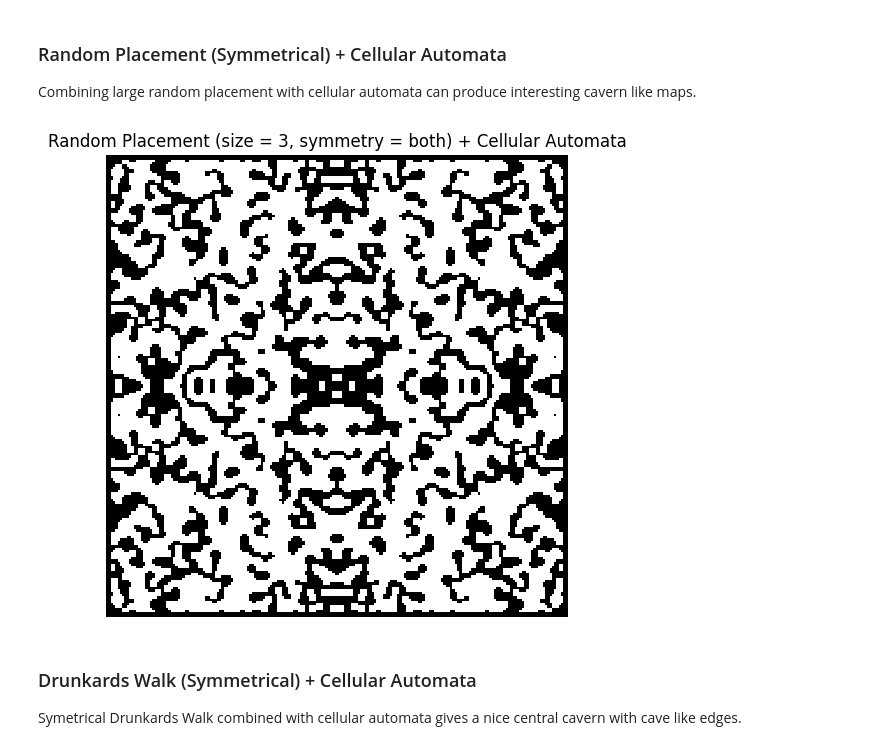
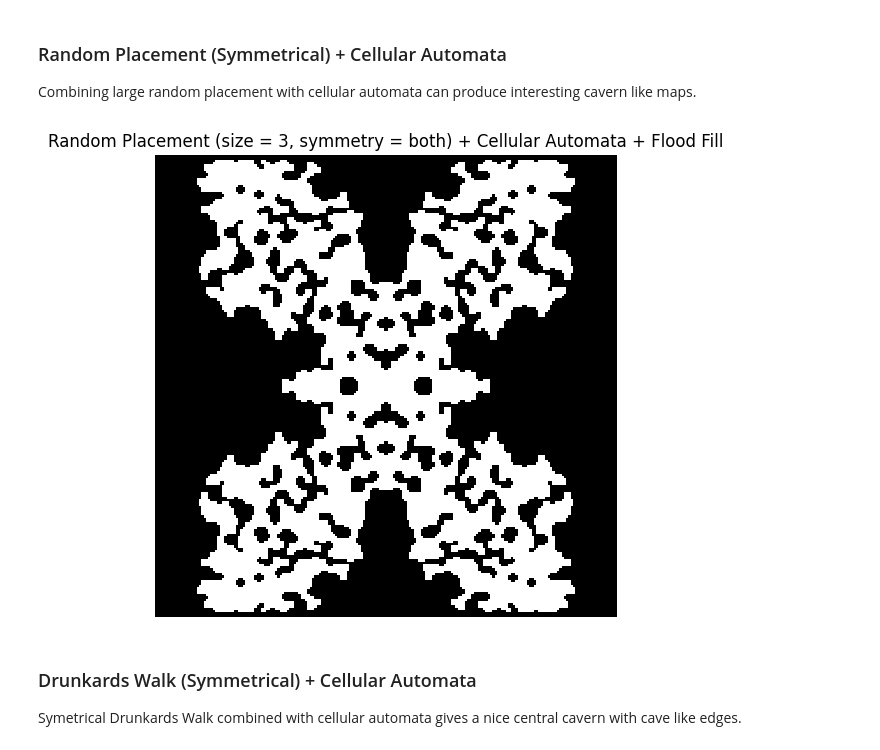
Before and after one commit to artisanofcode/gamedev-algorithms, a Jupyter notebook: procedual-generation.ipynb, the cells around one changed output. Saved outputs shown, nothing was run; the diff lists cells and outputs as text; code cells hidden in the pictures.

Commit message:
feat: add diffusion-limited aggregation and unreachable area culling algorithms.

```diff
--- a/procedual-generation.ipynb
+++ b/procedual-generation.ipynb
@@ -187,6 +185,9 @@ class Context:
             height=self.height,
             rng=self.rng,
         )
+
+    def contains(self, x: int, y: int) -> bool:
+        return x >= self.x and x < self.x + self.width and y >= self.y and y < self.y + self.height
 # %% [markdown]
 #### Generator
 
@@ -912,16 +1108,17 @@ like maps.
 # %%
 render(
     chain(
         generate_random_placement(
             ratio=0.5, brush=Brush(size=3, symmetry="both")),
         generate_frame(brush=Brush(size=2, value=WALL)),
         generate_cellular_automata(rounds=8),
+        generate_flood_fill_culling(),
         generate_frame(),
     ),
-    title="Random Placement (size = 3, symmetry = both) + Cellular Automata",
+    title="Random Placement (size = 3, symmetry = both) + Cellular Automata + Flood Fill",
 )
 # %% [output]
-[figure, old version]
+[figure, new version]
 # %% [markdown]
 ### Drunkards Walk (Symmetrical) + Cellular Automata
 
```
Also changed, not shown: parts of 19 cells of this notebook.
